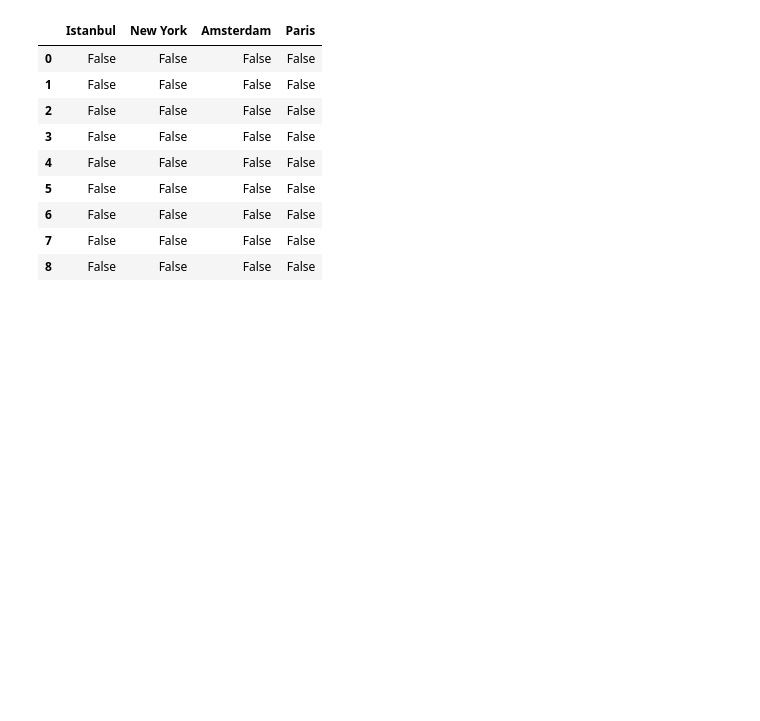
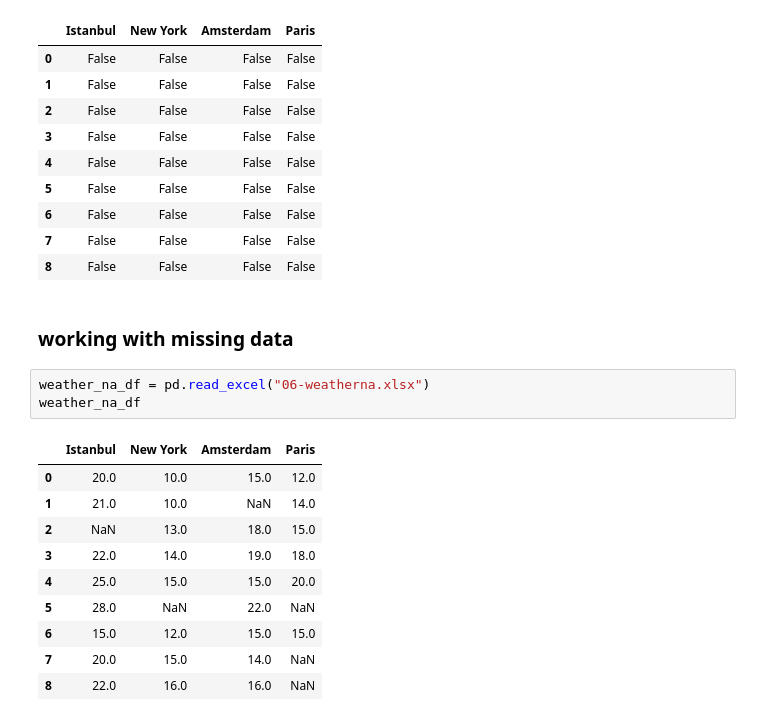
Before and after one commit to kaannerenn/deep-learning-course, a Jupyter notebook: 02_Chapter_data_science_libraries/06_pandas_dataframe_operations.ipynb, the cells around one changed output. Drawn from its saved outputs; the diff is of its cells as text; blank space fills up the shorter version.

```diff
--- a/02_Chapter_data_science_libraries/06_pandas_dataframe_operations.ipynb
+++ b/02_Chapter_data_science_libraries/06_pandas_dataframe_operations.ipynb
@@ -80,3 +80,19 @@ weather_df.isna() # Boş data varsa gösterir
 | 6 | False | False | False | False |
 | 7 | False | False | False | False |
 | 8 | False | False | False | False |
+# %% [markdown]
+### working with missing data
+# %%
+weather_na_df = pd.read_excel("06-weatherna.xlsx")
+weather_na_df
+# %% [output]
+|  | Istanbul | New York | Amsterdam | Paris |
+| 0 | 20.0 | 10.0 | 15.0 | 12.0 |
+| 1 | 21.0 | 10.0 | NaN | 14.0 |
+| 2 | NaN | 13.0 | 18.0 | 15.0 |
+| 3 | 22.0 | 14.0 | 19.0 | 18.0 |
+| 4 | 25.0 | 15.0 | 15.0 | 20.0 |
+| 5 | 28.0 | NaN | 22.0 | NaN |
+| 6 | 15.0 | 12.0 | 15.0 | 15.0 |
+| 7 | 20.0 | 15.0 | 14.0 | NaN |
+| 8 | 22.0 | 16.0 | 16.0 | NaN |
```
Also changed, not shown: parts of 19 cells of this notebook, 12 other files.
